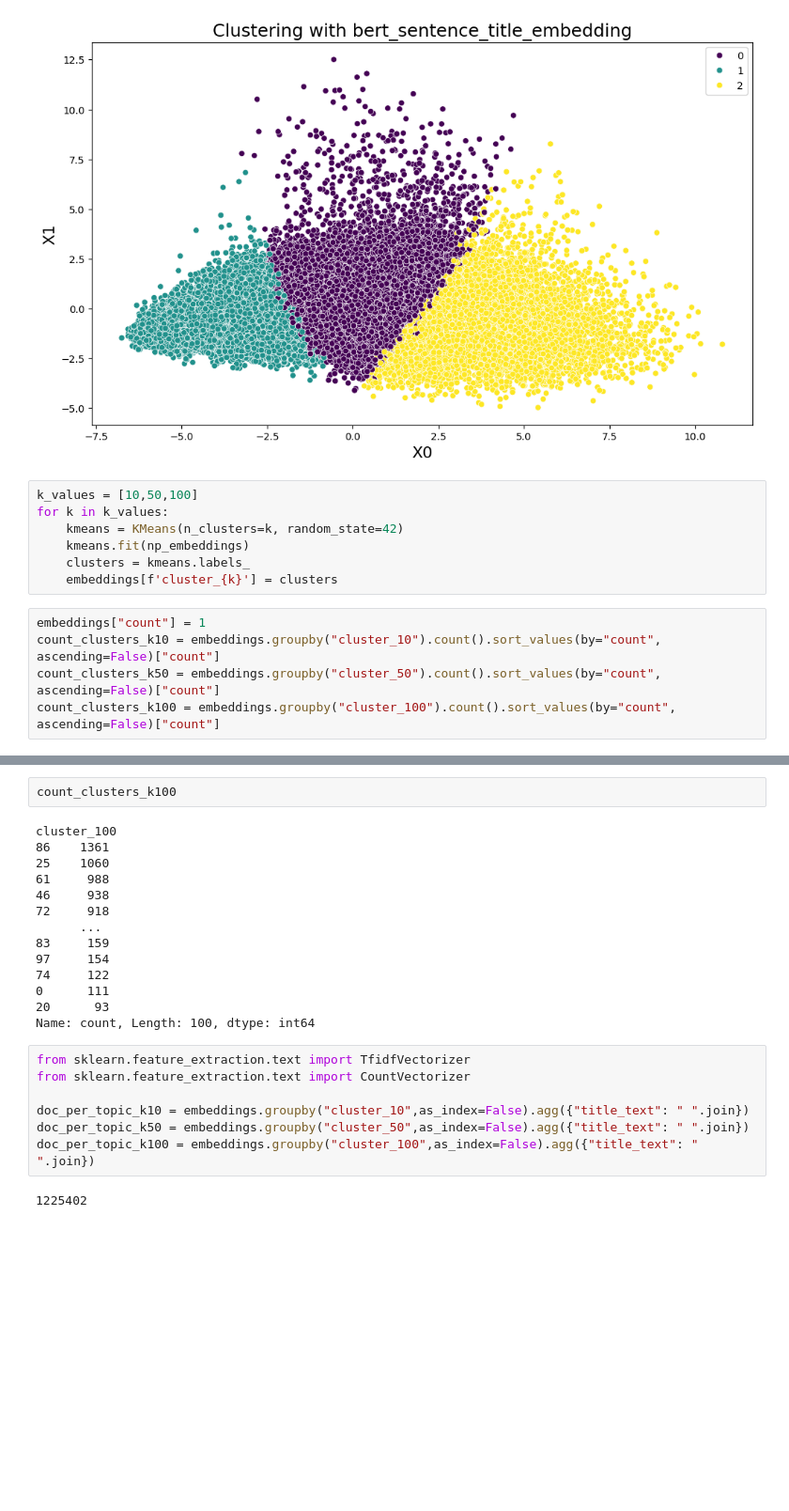
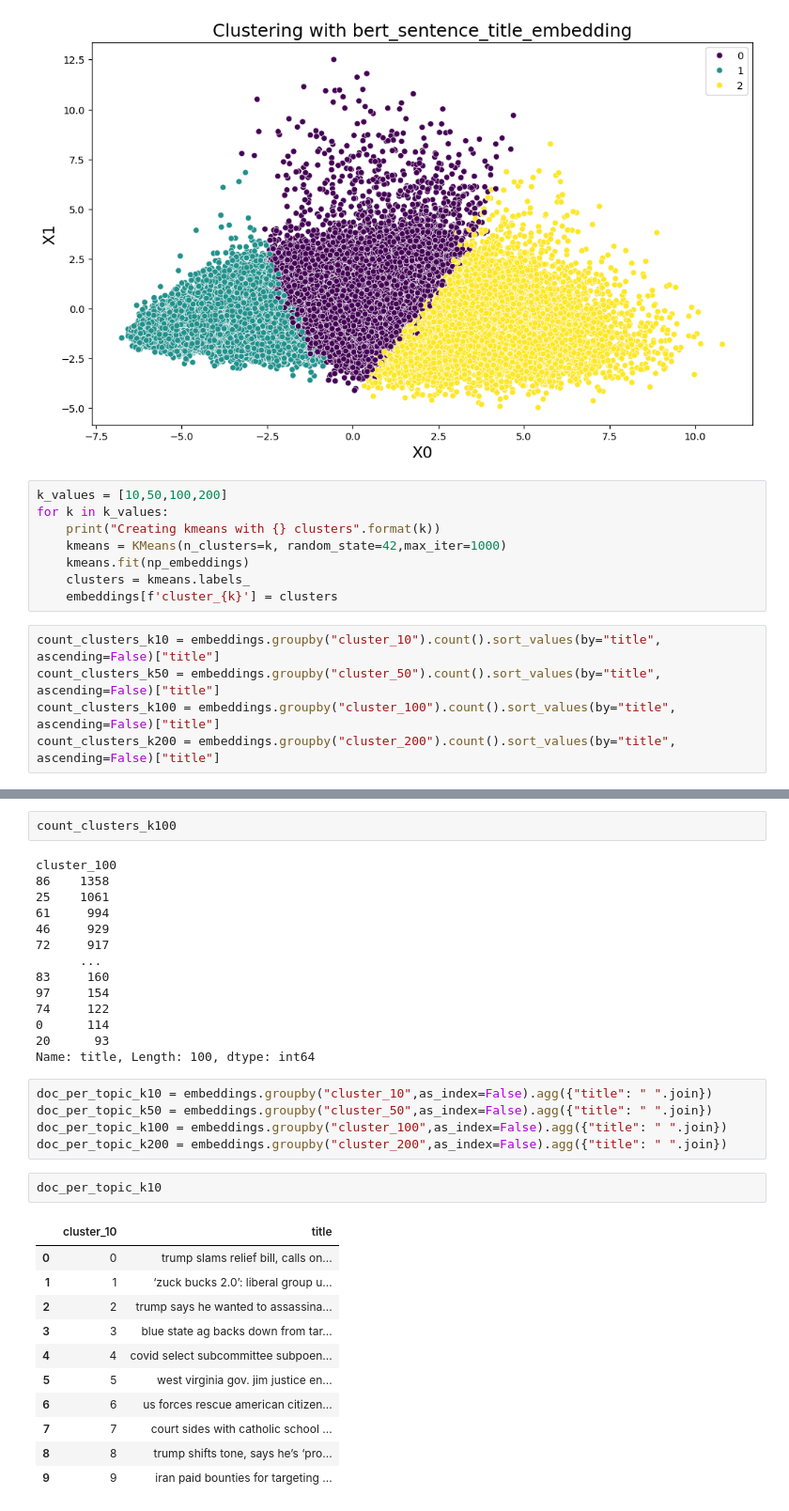
Before and after one commit to meganhmoore/LingoQuartet, a Jupyter notebook: notebooks/jpm_kmeans.ipynb, the cells around one changed output, grey strips where cells are left out. Shown at 94% size. Drawn from its saved outputs; the diff is of its cells as text; blank space fills up the shorter version.

Commit message:
First pass at kmeans done - non satisfactory results

```diff
--- a/notebooks/jpm_kmeans.ipynb
+++ b/notebooks/jpm_kmeans.ipynb
@@ -101,17 +98,18 @@ plot_pca(f'x0_{method}', f'x1_{method}', cluster_name=clusters, method=method)
 # %% [output]
 [figure]
 # %%
-k_values = [10,50,100]
+k_values = [10,50,100,200]
 for k in k_values:
-    kmeans = KMeans(n_clusters=k, random_state=42)
+    print("Creating kmeans with {} clusters".format(k))
+    kmeans = KMeans(n_clusters=k, random_state=42,max_iter=1000)
     kmeans.fit(np_embeddings)
     clusters = kmeans.labels_
     embeddings[f'cluster_{k}'] = clusters
 # %%
-embeddings["count"] = 1
-count_clusters_k10 = embeddings.groupby("cluster_10").count().sort_values(by="count", ascending=False)["count"]
-count_clusters_k50 = embeddings.groupby("cluster_50").count().sort_values(by="count", ascending=False)["count"]
-count_clusters_k100 = embeddings.groupby("cluster_100").count().sort_values(by="count", ascending=False)["count"]
+count_clusters_k10 = embeddings.groupby("cluster_10").count().sort_values(by="title", ascending=False)["title"]
+count_clusters_k50 = embeddings.groupby("cluster_50").count().sort_values(by="title", ascending=False)["title"]
+count_clusters_k100 = embeddings.groupby("cluster_100").count().sort_values(by="title", ascending=False)["title"]
+count_clusters_k200 = embeddings.groupby("cluster_200").count().sort_values(by="title", ascending=False)["title"]
 # %%
 count_clusters_k10
 # %% [output]
@@ -151,24 +149,34 @@ Name: count, dtype: int64
 count_clusters_k100
 # %% [output]
 cluster_100
-86    1361
-25    1060
-61     988
-46     938
-72     918
+86    1358
+25    1061
+61     994
+46     929
+72     917
       ...
-83     159
+83     160
 97     154
 74     122
-0      111
+0      114
 20      93
-Name: count, Length: 100, dtype: int64
+Name: title, Length: 100, dtype: int64
 # %%
-from sklearn.feature_extraction.text import TfidfVectorizer
-from sklearn.feature_extraction.text import CountVectorizer
-
-doc_per_topic_k10 = embeddings.groupby("cluster_10",as_index=False).agg({"title_text": " ".join})
-doc_per_topic_k50 = embeddings.groupby("cluster_50",as_index=False).agg({"title_text": " ".join})
-doc_per_topic_k100 = embeddings.groupby("cluster_100",as_index=False).agg({"title_text": " ".join})
+doc_per_topic_k10 = embeddings.groupby("cluster_10",as_index=False).agg({"title": " ".join})
+doc_per_topic_k50 = embeddings.groupby("cluster_50",as_index=False).agg({"title": " ".join})
+doc_per_topic_k100 = embeddings.groupby("cluster_100",as_index=False).agg({"title": " ".join})
+doc_per_topic_k200 = embeddings.groupby("cluster_200",as_index=False).agg({"title": " ".join})
-# %% [output]
-1225402
+# %%
+doc_per_topic_k10
+# %% [output]
+|  | cluster_10 | title |
+| 0 | 0 | trump slams relief bill, calls on... |
+| 1 | 1 | ‘zuck bucks 2.0’: liberal group u... |
+| 2 | 2 | trump says he wanted to assassina... |
+| 3 | 3 | blue state ag backs down from tar... |
+| 4 | 4 | covid select subcommittee subpoen... |
+| 5 | 5 | west virginia gov. jim justice en... |
+| 6 | 6 | us forces rescue american citizen... |
+| 7 | 7 | court sides with catholic school ... |
+| 8 | 8 | trump shifts tone, says he’s ‘pro... |
+| 9 | 9 | iran paid bounties for targeting ... |
```
Also changed, not shown: parts of 14 cells of this notebook.
